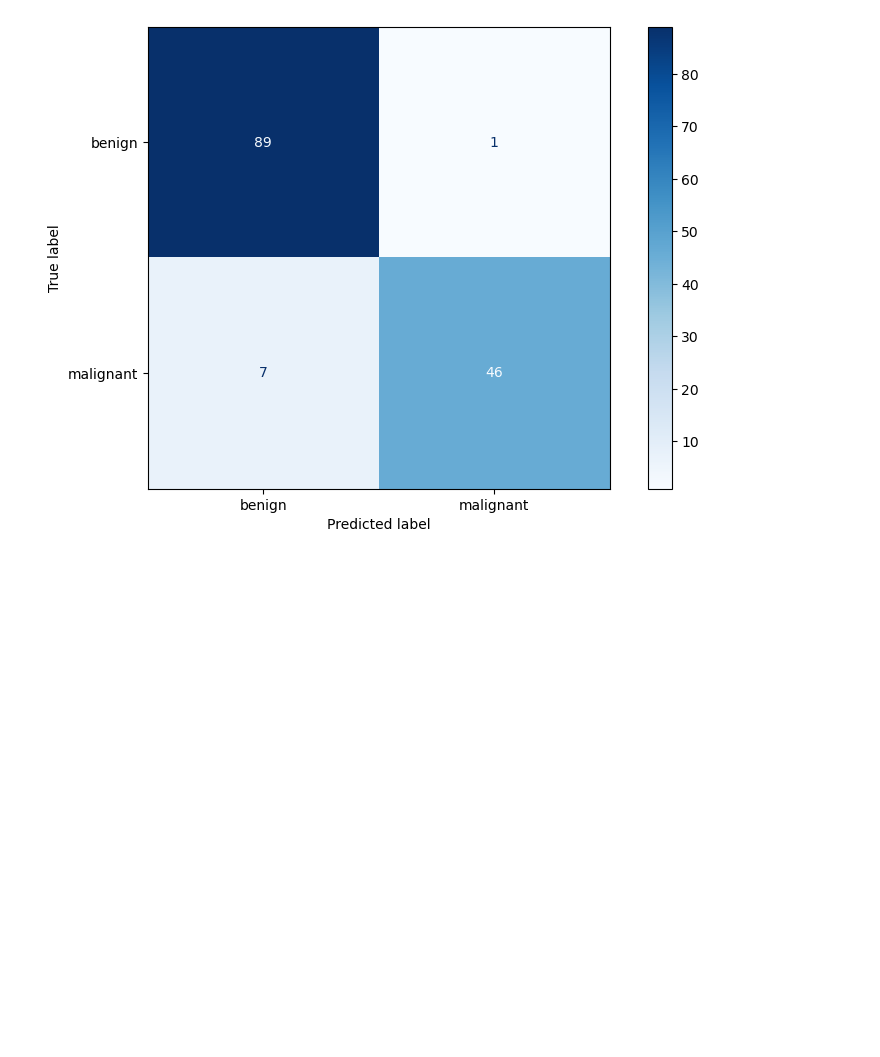
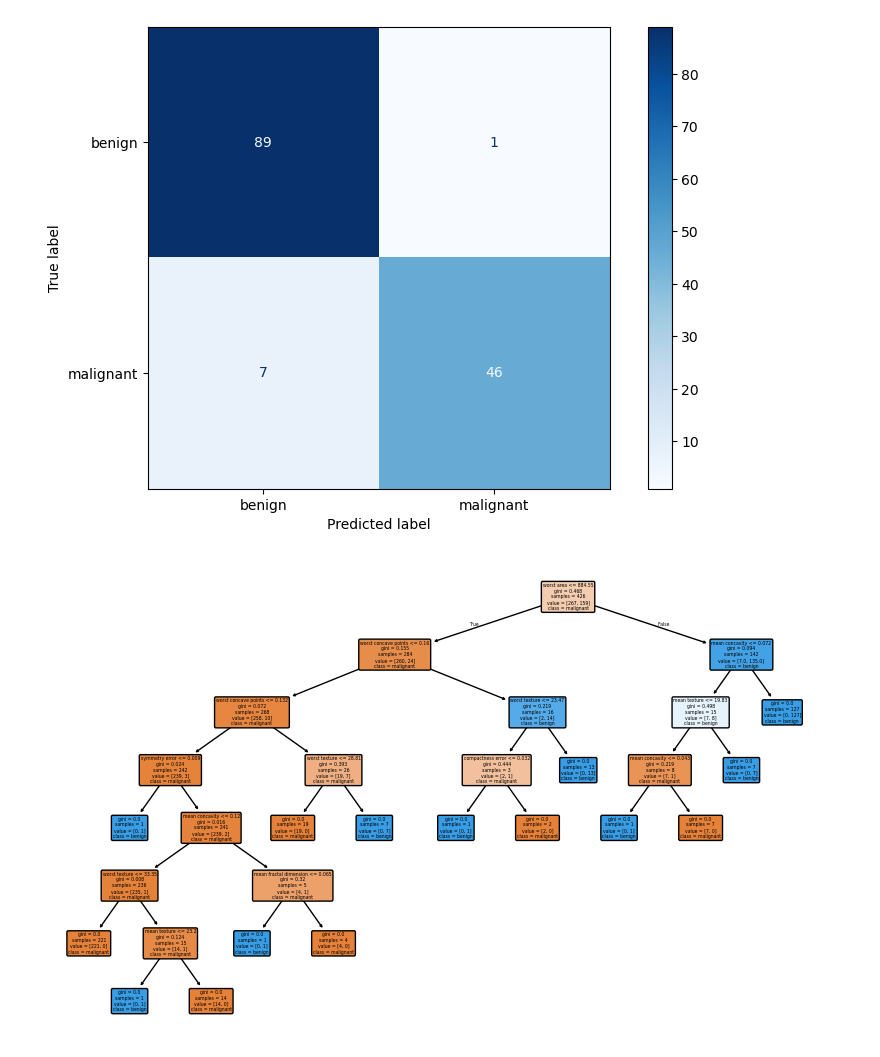
Before and after one commit to KyleSDeveloper/data-science-machine-learning-main, a Jupyter notebook: notebooks/05_Practice_With_Metrics.ipynb, the cells around one changed output. Drawn from its saved outputs; the diff is of its cells as text; code cells hidden in the pictures; blank space fills up the shorter version.

```diff
--- a/notebooks/05_Practice_With_Metrics.ipynb
+++ b/notebooks/05_Practice_With_Metrics.ipynb
@@ -134,0 +138,7 @@ c.plot(ax = ax, cmap='Blues', xticks_rotation = 0)
+# %%
+# Create a plot of the decision tree
+fig, ax = plt.subplots(figsize=(10, 6))
+plot_tree(clf, ax=ax, filled=True, feature_names=data.feature_names, class_names=data.target_names, rounded=True)
+plt.show()
+# %% [output]
+[figure, added]
```
Also changed, not shown: parts of 1 cell of this notebook.
